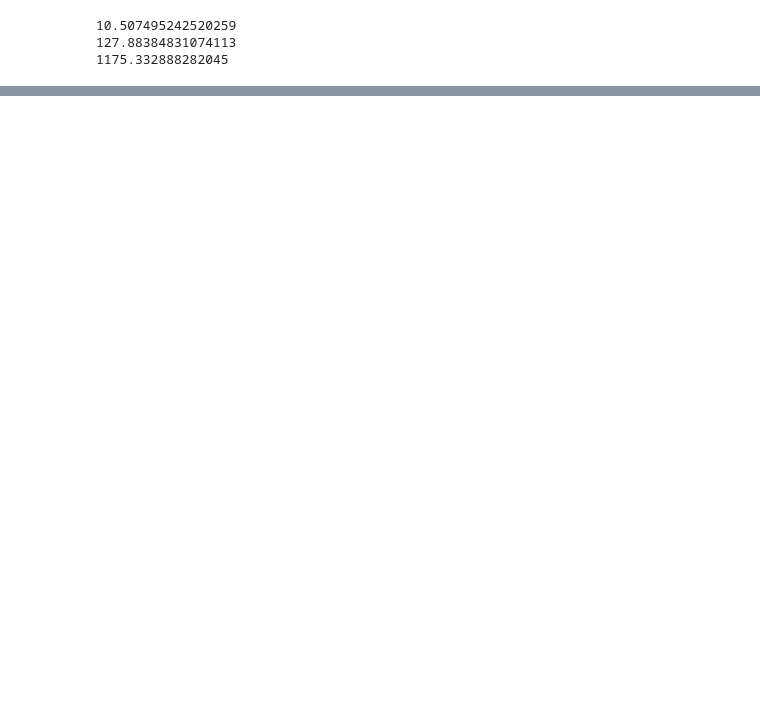
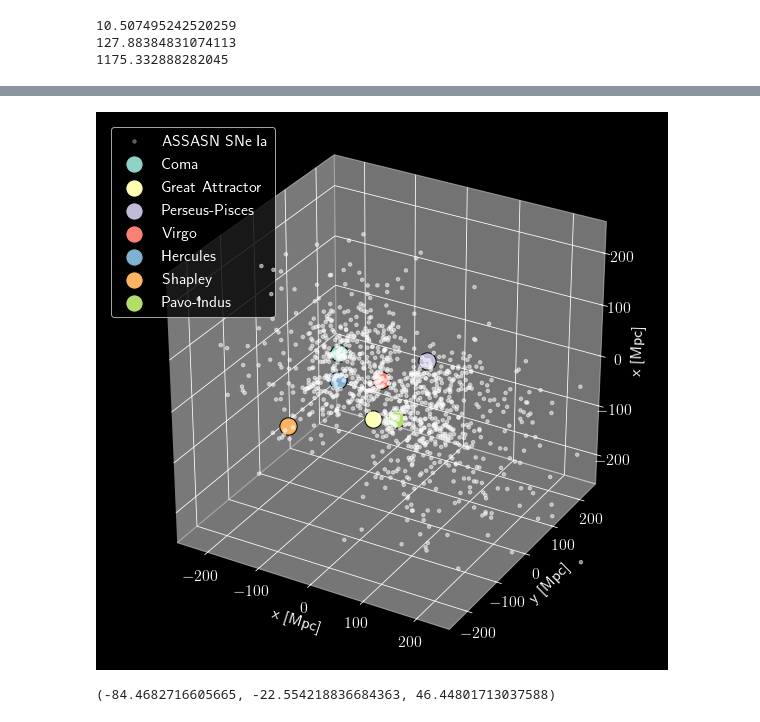
Before and after one commit to PrincetonUniversity/AST541-Fall2020, a Jupyter notebook: notebooks/ASASSN.ipynb, the cells around one changed output, grey strips where cells are left out. Drawn from its saved outputs; the diff is of its cells as text; code cells hidden in the pictures; blank space fills up the shorter version.

Commit message:
added some SN ASASSN stuff

```diff
--- a/notebooks/ASASSN.ipynb
+++ b/notebooks/ASASSN.ipynb
@@ -129,0 +130,47 @@ plt.savefig('ASASSN_2d.png',dpi=300)
+# %%
+xs = np.cos(ras_sub) * np.cos(decs_sub) * dLs_sub
+ys = np.sin(ras_sub) * np.cos(decs_sub) * dLs_sub
+zs = np.sin(decs_sub) * dLs_sub
+# %%
+#COMA: 12 59 48.7 +27 58 50 | d=99 Mpc
+#NORMA: 16 14 22.5 -60 52 07 | d=68 Mpc
+#PERSEUS-PISCES | 01h 50m +36° 00′ | 77 Mpc
+clusters = ['Coma', 'Great Attractor','Perseus-Pisces','Virgo','Hercules','Shapley','Pavo-Indus']
+clusters_cs = ["12h59m48s +27d58m50s", "16h14m22s -60d52m7s", "01h50m0s +36d00m00s", "12h26m32.1s 12d43m24s",
+              "15h47m00.0s +18d12m00s", "13h25m −30d", "20h48m26s −39d06m09s"]
+clusters_ds = [99.,68.,77.,16.5,100.,200.,65.]
+clusters_xs = []
+clusters_ys = []
+clusters_zs =[]
+for i in np.arange(len(clusters)):
+    c = coord.SkyCoord(clusters_cs[i], frame='icrs')
+    x = np.cos(c.ra.rad) * np.cos(c.dec.rad) * clusters_ds[i]
+    y = np.sin(c.ra.rad) * np.cos(c.dec.rad) * clusters_ds[i]
+    z = np.sin(c.dec.rad) * clusters_ds[i]
+    clusters_xs.append(x)
+    clusters_ys.append(y)
+    clusters_zs.append(z)
+# %%
+from mpl_toolkits.mplot3d import Axes3D
+fig = plt.figure(figsize=(10, 10))
+plt.style.use('dark_background')
+ax = fig.add_subplot(111, projection='3d')
+ax.scatter(xs, ys, zs, s=12,facecolor='w',label='ASSASN SNe Ia',alpha=0.3)
+for i in np.arange(len(clusters)):
+    ax.scatter(clusters_xs[i], clusters_ys[i] , clusters_zs[i],s=300,edgecolor='k',label=clusters[i])
+ax.set_xlim(-250, 250)
+ax.set_ylim(-250, 250)
+ax.set_zlim(-250, 250)
+ax.set_xlabel("x [Mpc]")
+ax.set_ylabel("y [Mpc]")
+ax.set_zlabel("x [Mpc]")
+ax.grid(True)
+plt.axis('on')
+plt.legend(fancybox='True',frameon='True',loc=2)
+plt.savefig('ASASSN_3d.png',dpi=200)
+# %% [output]
+[figure, added]
+# %%
+clusters_xs[0], clusters_ys[0], clusters_zs[0]
+# %% [output]
+(-84.4682716605665, -22.554218836684363, 46.44801713037588)
```
Also changed, not shown: parts of 5 cells of this notebook.
